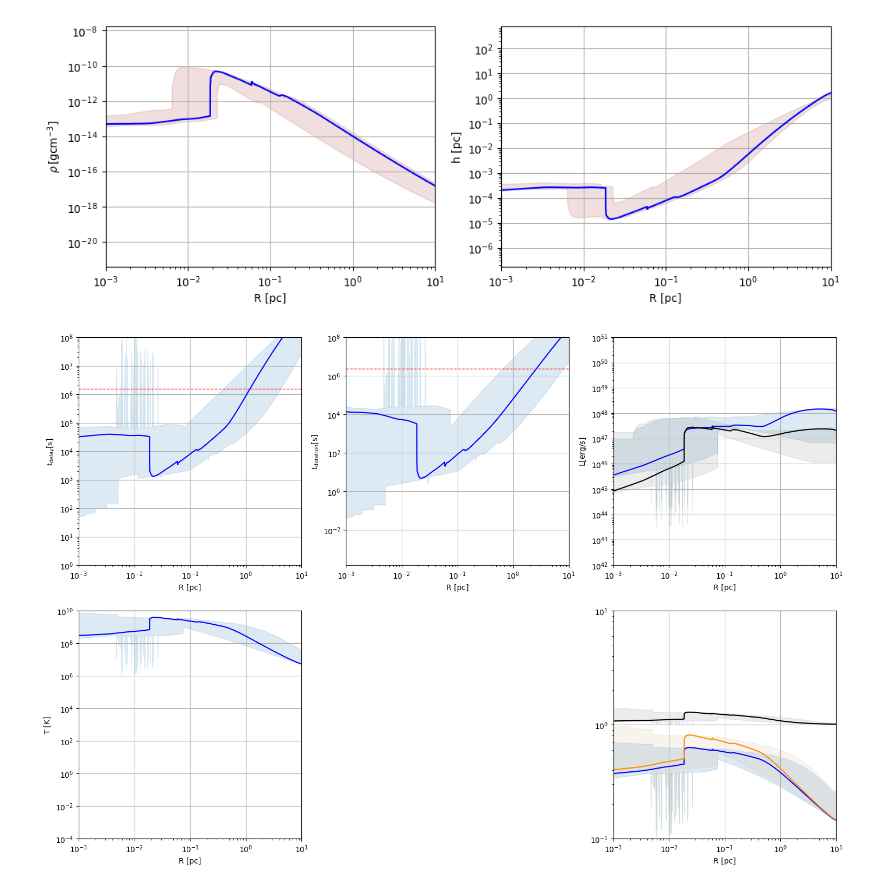
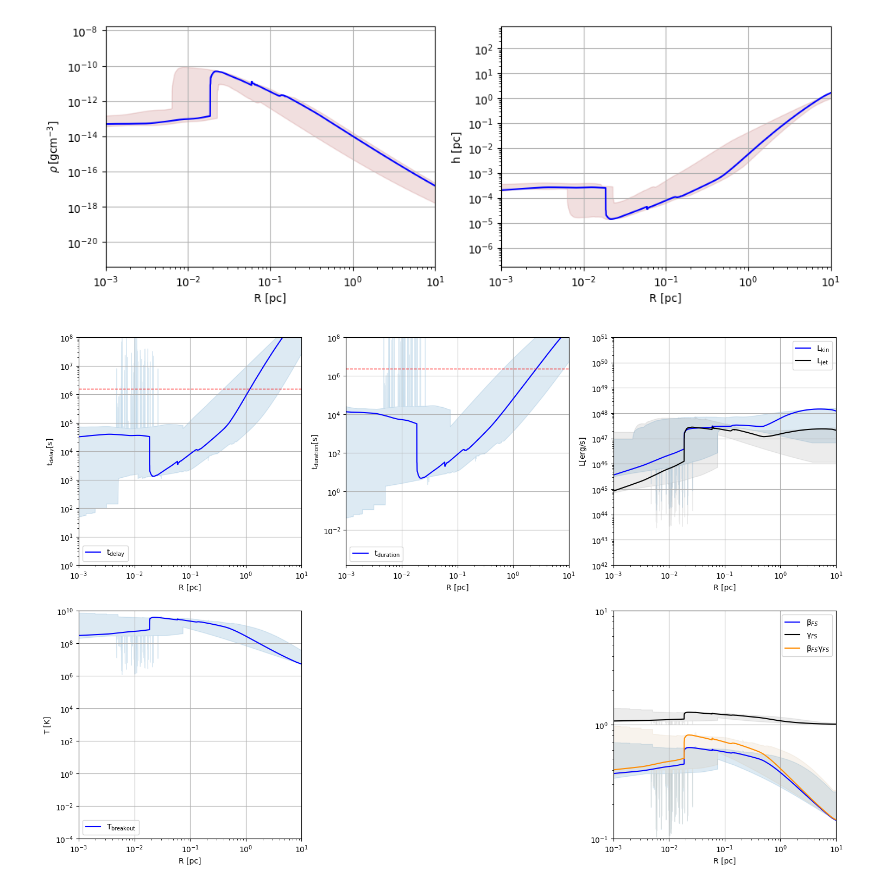
Before and after one commit to spansarma11/EM_couterpart_BBH, a Jupyter notebook: notebooks/gw190521_em_plots.ipynb, the cells around one changed output. Cells and saved outputs as stored; diff of their text form; code cells hidden in the pictures.

```diff
--- a/notebooks/gw190521_em_plots.ipynb
+++ b/notebooks/gw190521_em_plots.ipynb
@@ -181,7 +183,7 @@ gamma_hi, gamma_lo = np.nanpercentile(gamma_stack, [5, 95], axis=0)
 # %%
 fig, ax = plt.subplots(2, 3, figsize=(18, 12))
 
-ax[0][0].plot(main_r/ct.pc, data_em_prop[438660].t_delay_vals*365*24*60*60, '-', color='blue')
+ax[0][0].plot(main_r/ct.pc, data_em_prop[438660].t_delay_vals*365*24*60*60, '-', color='blue', label=r"$\mathrm{t}_{\mathrm{delay}}$")
 ax[0][0].fill_between(main_r/ct.pc, t_delay_min*365*24*60*60, t_delay_max*365*24*60*60, color=mpl.colors.to_rgba('tab:blue', 0.15))
 ax[0][0].axhline(y=18*24*60*60, color='red', linestyle='--', lw=1.0)
 ax[0][0].set_xscale('log')
@@ -189,10 +191,11 @@ ax[0][0].set_yscale('log')
 ax[0][0].set_xlim([1e-3, 10])
 ax[0][0].set_ylim([1, 1e8])
 ax[0][0].grid(True)
+ax[0][0].legend()
 ax[0][0].set_xlabel(r"R [pc]", fontsize=10)
 ax[0][0].set_ylabel(r"$\mathrm{t}_{delay} [\mathrm{s}]$", fontsize=10)
 
-ax[0][1].plot(main_r/ct.pc, data_em_prop[438660].t_duration_vals*365*24*60*60, '-', color='blue')
+ax[0][1].plot(main_r/ct.pc, data_em_prop[438660].t_duration_vals*365*24*60*60, '-', color='blue', label=r"$\mathrm{t}_{\mathrm{duration}}$")
 ax[0][1].fill_between(main_r/ct.pc, t_duration_min*365*24*60*60, t_duration_max*365*24*60*60, color=mpl.colors.to_rgba('tab:blue', 0.15))
 ax[0][1].axhline(y=28*24*60*60, color='red', linestyle='--', lw=1.0)
 ax[0][1].set_xscale('log')
@@ -200,59 +203,61 @@ ax[0][1].set_yscale('log')
 ax[0][1].set_xlim([1e-3, 10])
 ax[0][1].set_ylim([1.5e-4, 1e8])
 ax[0][1].grid(True)
-#ax[0][1].legend()
+ax[0][1].legend()
 ax[0][1].set_xlabel(r"R [pc]", fontsize=10)
 ax[0][1].set_ylabel(r"$\mathrm{t}_{\mathrm{duration}} [\mathrm{s}]$", fontsize=10)
 
 
-ax[0][2].plot(main_r/ct.pc, data_em_prop[438660].L_sh_vals, '-', color='blue')
+ax[0][2].plot(main_r/ct.pc, data_em_prop[438660].L_sh_vals, '-', color='blue', label=r"$\mathrm{L}_{\mathrm{kin}}$")
 ax[0][2].fill_between(main_r/ct.pc, L_sh_min, L_sh_max, color=mpl.colors.to_rgba('tab:blue', 0.15))
 
-ax[0][2].plot(main_r/ct.pc, data_em_prop[438660].L_j_vals, '-', color='black')
+ax[0][2].plot(main_r/ct.pc, data_em_prop[438660].L_j_vals, '-', color='black', label=r"$\mathrm{L}_{\mathrm{jet}}$")
 ax[0][2].fill_between(main_r/ct.pc, L_j_min, L_j_max, color=mpl.colors.to_rgba('grey', 0.15))
 ax[0][2].set_xscale('log')
 ax[0][2].set_yscale('log')
 ax[0][2].set_xlim([1e-3, 10])
 ax[0][2].set_ylim([1e42, 1e51])
 ax[0][2].grid(True)
-#ax[0][2].legend()
+ax[0][2].legend()
 ax[0][2].set_xlabel(r"R [pc]", fontsize=10)
 ax[0][2].set_ylabel(r"$\mathrm{L} [\mathrm{erg/s}]$", fontsize=10)
 
 ax[1][1].axis('off')
 
-ax[1][0].plot(main_r/ct.pc, data_em_prop[438660].T_breakout_vals, '-', color='blue')
+ax[1][0].plot(main_r/ct.pc, data_em_prop[438660].T_breakout_vals, '-', color='blue', label=r"$\mathrm{T}_{\mathrm{breakout}}$")
 ax[1][0].fill_between(main_r/ct.pc, T_breakout_min, T_breakout_max, color=mpl.colors.to_rgba('tab:blue', 0.15))
 ax[1][0].set_xscale('log')
 ax[1][0].set_yscale('log')
 ax[1][0].set_xlim([1e-3, 10])
 ax[1][0].set_ylim([1e-4, 1e10])
 ax[1][0].grid(True)
-#ax[1][0].legend()
+ax[1][0].legend()
 ax[1][0].set_xlabel(r"R [pc]", fontsize=10)
 ax[1][0].set_ylabel(r"$\mathrm{T}~[\mathrm{K}]$", fontsize=10)
 
 
-ax[1][2].plot(main_r/ct.pc, data_em_prop[438660].beta_vals, '-', color='blue')
+ax[1][2].plot(main_r/ct.pc, data_em_prop[438660].beta_vals, '-', color='blue', label=r"$\mathrm{\beta}_{FS}$")
 ax[1][2].fill_between(main_r/ct.pc, beta_min, beta_max, color=mpl.colors.to_rgba('tab:blue', 0.15))
 
-ax[1][2].plot(main_r/ct.pc, data_em_prop[438660].gamma_vals, '-', color='black')
+ax[1][2].plot(main_r/ct.pc, data_em_prop[438660].gamma_vals, '-', color='black', label=r"$\mathrm{\gamma}_{FS}$")
 ax[1][2].fill_between(main_r/ct.pc, gamma_min, gamma_max, color=mpl.colors.to_rgba('grey', 0.15))
 
-ax[1][2].plot(main_r/ct.pc, data_em_prop[438660].beta_gamma_vals, '-', color='darkorange')
+ax[1][2].plot(main_r/ct.pc, data_em_prop[438660].beta_gamma_vals, '-', color='darkorange', label=r"$\mathrm{\beta}_{FS} \mathrm{\gamma}_{FS}$")
 ax[1][2].fill_between(main_r/ct.pc, beta_gamma_min, beta_gamma_max, color=mpl.colors.to_rgba('tan', 0.15))
 
 ax[1][2].set_xscale('log')
 ax[1][2].set_yscale('log')
 ax[1][2].set_xlim([1e-3, 10])
 ax[1][2].set_ylim([1e-1, 10])
 ax[1][2].grid(True)
-#ax[1][2].legend()
+ax[1][2].legend()
 ax[1][2].set_xlabel(r"R [pc]", fontsize=10)
 
+
+plt.savefig("EM_cp_plots_min_max.jpg", format="jpg")
 plt.show()
 # %% [output]
-[figure, old version]
+[figure, new version]
 # %%
 fig, ax = plt.subplots(2, 3, figsize=(18, 12))
 
```
Also changed, not shown: parts of 3 cells of this notebook.
